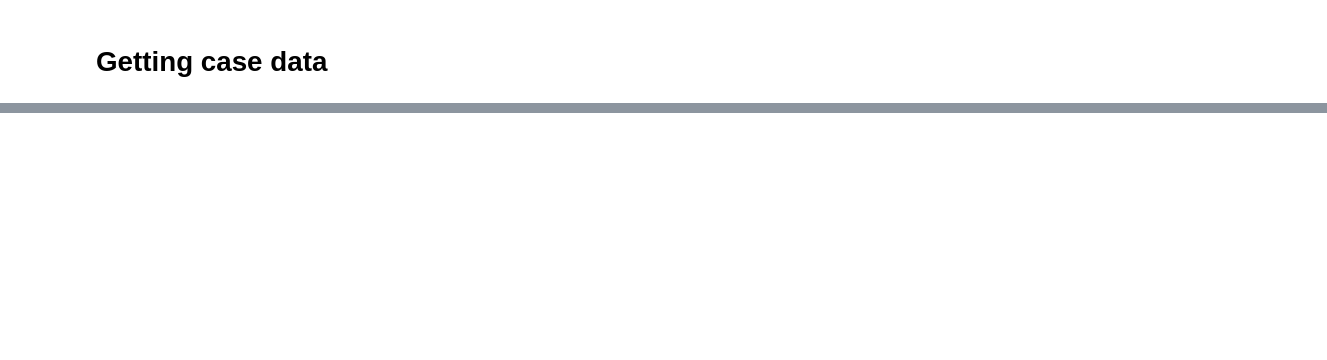
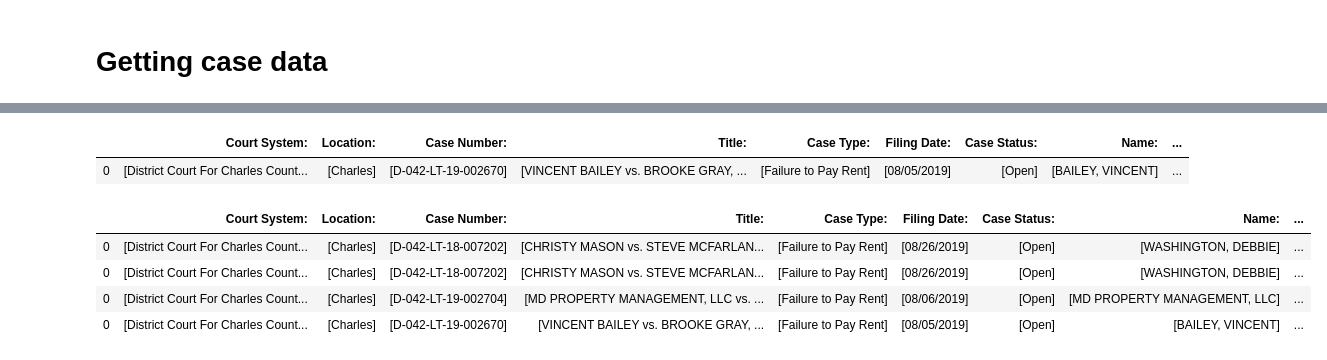
Before and after one commit to worthlesspenny7/tiredLandlords, a Jupyter notebook: tiredLandlords.ipynb, the cells around one changed output, grey strips where cells are left out. Saved outputs shown, nothing was run; the diff lists cells and outputs as text; code cells hidden in the pictures; blank space fills up the shorter version.

Commit message:
made progress parsing case data but found the list comprehension overwriting dictionary values. Still need to sort out solution

```diff
--- a/tiredLandlords.ipynb
+++ b/tiredLandlords.ipynb
@@ -143,9 +135,0 @@ assert "Case Header Information" in driver.title
-# %%
-case_data = []
-for tr in driver.find_elements_by_xpath('//table//tr'):
-    tds = tr.find_elements_by_tag_name('td')
-    case_data.append([td.text for td in tds])
-case_clean = []
-[case_clean.append(a) for a in case_data if len(a)>1]
-case_dict = {d[0]: d[1:] for d in case_clean}
-print(case_dict)
@@ -154,5 +135,0 @@ print(case_dict)
-# %%
-case_clean = []
-[case_clean.append(a) for a in case_data if len(a)>1]
-case_dict = {d[0]: d[1:] for d in case_clean}
-print(case_dict)
@@ -162,0 +183,16 @@ print(case_dict)
+# %%
+ds  = pd.DataFrame([case_dict], columns=case_dict.keys())
+case_data_df = pd.concat([case_data_df, ds], axis =0, sort=False)
+# %%
+ds
+# %% [output]
+|  | Court System: | Location: | Case Number: | Title: | Case Type: | Filing Date: | Case Status: | Name: | ... |
+| 0 | [District Court For Charles Count... | [Charles] | [D-042-LT-19-002670] | [VINCENT BAILEY vs. BROOKE GRAY, ... | [Failure to Pay Rent] | [08/05/2019] | [Open] | [BAILEY, VINCENT] | ... |
+# %%
+case_data_df
+# %% [output]
+|  | Court System: | Location: | Case Number: | Title: | Case Type: | Filing Date: | Case Status: | Name: | ... |
+| 0 | [District Court For Charles Count... | [Charles] | [D-042-LT-18-007202] | [CHRISTY MASON vs. STEVE MCFARLAN... | [Failure to Pay Rent] | [08/26/2019] | [Open] | [WASHINGTON, DEBBIE] | ... |
+| 0 | [District Court For Charles Count... | [Charles] | [D-042-LT-18-007202] | [CHRISTY MASON vs. STEVE MCFARLAN... | [Failure to Pay Rent] | [08/26/2019] | [Open] | [WASHINGTON, DEBBIE] | ... |
+| 0 | [District Court For Charles Count... | [Charles] | [D-042-LT-19-002704] | [MD PROPERTY MANAGEMENT, LLC vs. ... | [Failure to Pay Rent] | [08/06/2019] | [Open] | [MD PROPERTY MANAGEMENT, LLC] | ... |
+| 0 | [District Court For Charles Count... | [Charles] | [D-042-LT-19-002670] | [VINCENT BAILEY vs. BROOKE GRAY, ... | [Failure to Pay Rent] | [08/05/2019] | [Open] | [BAILEY, VINCENT] | ... |
```
Also changed, not shown: parts of 21 cells of this notebook, 1 other file.
